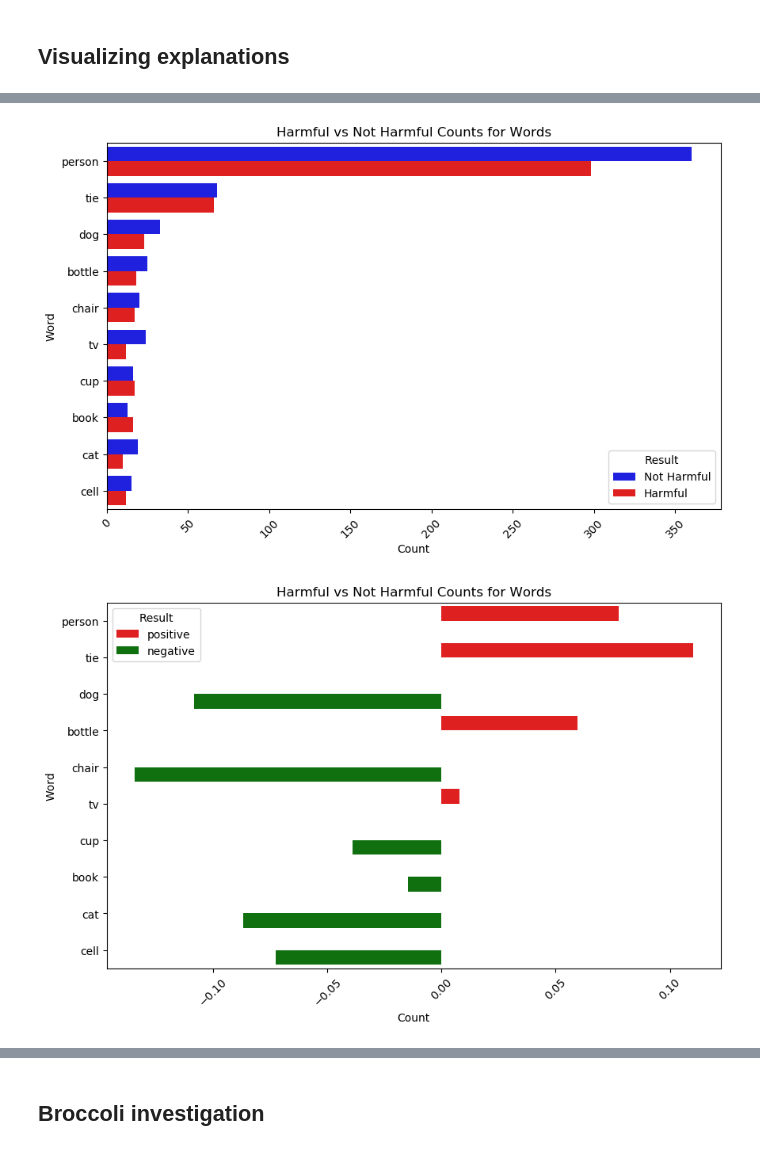
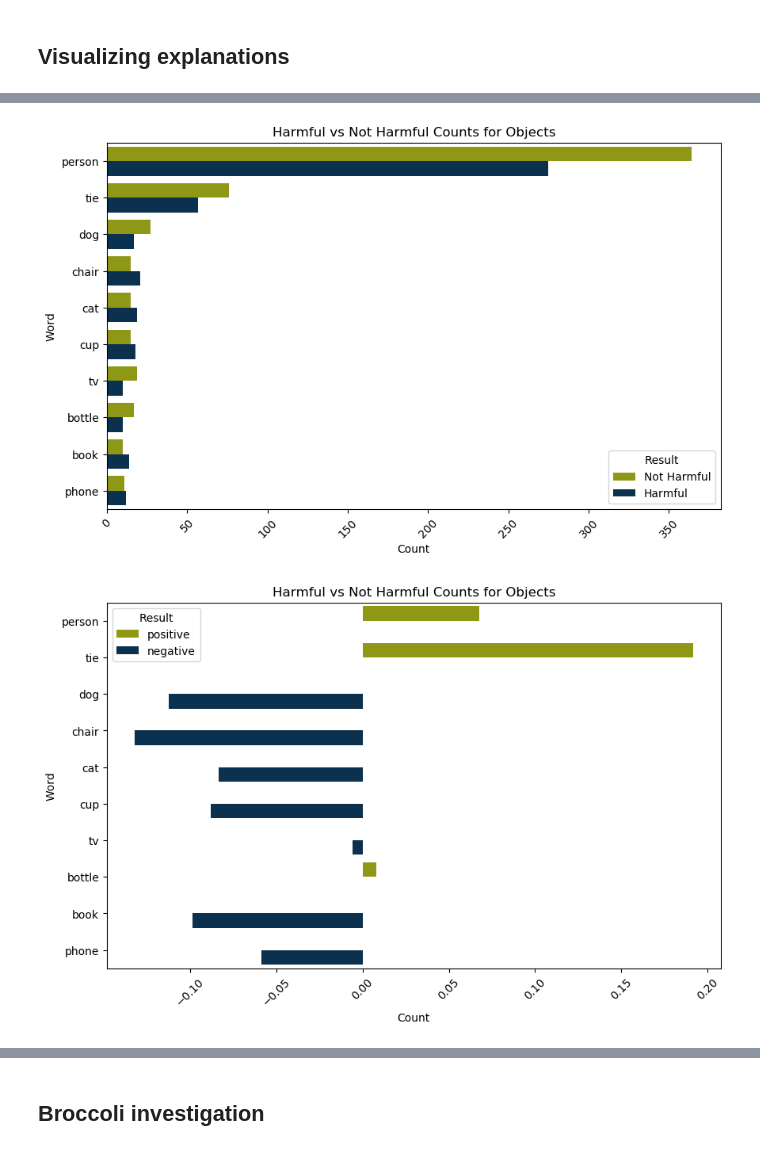
Before and after one commit to Luca-Frank/TUM-ProjectWeek24-HarMeme, a Jupyter notebook: RandForestLime_Objects.ipynb, the cells around one changed output, grey strips where cells are left out. Drawn from its saved outputs; the diff is of its cells as text; code cells hidden in the pictures.

```diff
--- a/RandForestLime_Objects.ipynb
+++ b/RandForestLime_Objects.ipynb
@@ -106,7 +132,7 @@ for idx in range(len(test)):
     text_instance = test["objects"][idx]
     # Ensure the text is valid and non-empty
     if text_instance and len(text_instance.split()) > 0:
-        exp = explainer.explain_instance(text_instance, c.predict_proba, num_features=10)
+        exp = explainer.explain_instance(text_instance, c.predict_proba, num_features=5)
         print('Document id: %d' % idx)
         dict_pred = {
             "id": idx,
@@ -237,42 +262,42 @@ harmful_long.sort_values(by="word")
 # For the given data, we can use 'pd.melt' instead of 'pd.wide_to_long' for simplici
 # Now, let's create the barplot with seaborn
 plt.figure(figsize=(10, 6))
-sns.barplot(y='word', x='Count', hue='Result', data=harmful_long[harmful_long["Result"]!="count"], palette=['blue', 'red'])
+sns.barplot(y='word', x='Count', hue='Result', data=harmful_long[harmful_long["Result"]!="count"], palette=['#A2AD00', '#003359'])
 
 # Adding legend and labels
 plt.legend(title='Result')
 plt.ylabel('Word')
 plt.xlabel('Count')
-plt.title('Harmful vs Not Harmful Counts for Words')
+plt.title('Harmful vs Not Harmful Counts for Objects')
 plt.xticks(rotation=45)  # Rotating the x-axis labels for better readability
 
 # Display the plot
 plt.savefig("plots/RF/2.Top10HarmfulHarmlessObjectsCount.jpeg")
 # %% [output]
-[figure, old version]
+[figure, new version]
 # %%
 exp_val =explainer_list[["word","value"]].groupby("word").mean("value")
 exp_val["dir"] = np.where(exp_val["value"]>=0,"positive","negative")
 
 top10=harmful_long[harmful_long["Result"]!="count"][["word"]].drop_duplicates()
 
 top10 = top10.merge(exp_val, how="inner",on="word")
 
 
 plt.figure(figsize=(10, 6))
-sns.barplot(y='word', x='value',hue="dir" , data=top10, palette=["red","green"])
+sns.barplot(y='word', x='value',hue="dir" , data=top10, palette=['#A2AD00', '#003359'])
 
 # Adding legend and labels
 plt.legend(title='Result')
 plt.ylabel('Word')
 plt.xlabel('Count')
-plt.title('Harmful vs Not Harmful Counts for Words')
+plt.title('Harmful vs Not Harmful Counts for Objects')
 plt.xticks(rotation=45)  # Rotating the x-axis labels for better readability
 
 # Display the plot
 plt.savefig("plots/RF/2.Top10HarmfulHarmlessObjectsValues.jpeg")
 # %% [output]
-[figure, old version]
+[figure, new version]
 # %%
 exp_p = exp_val[exp_val["dir"]=="positive"].sort_values("value",ascending=False).head(10)
 exp_n = exp_val[exp_val["dir"]=="negative"].sort_values("value",ascending=True).head(10)
```
Also changed, not shown: parts of 11 cells of this notebook, 21 other files.
